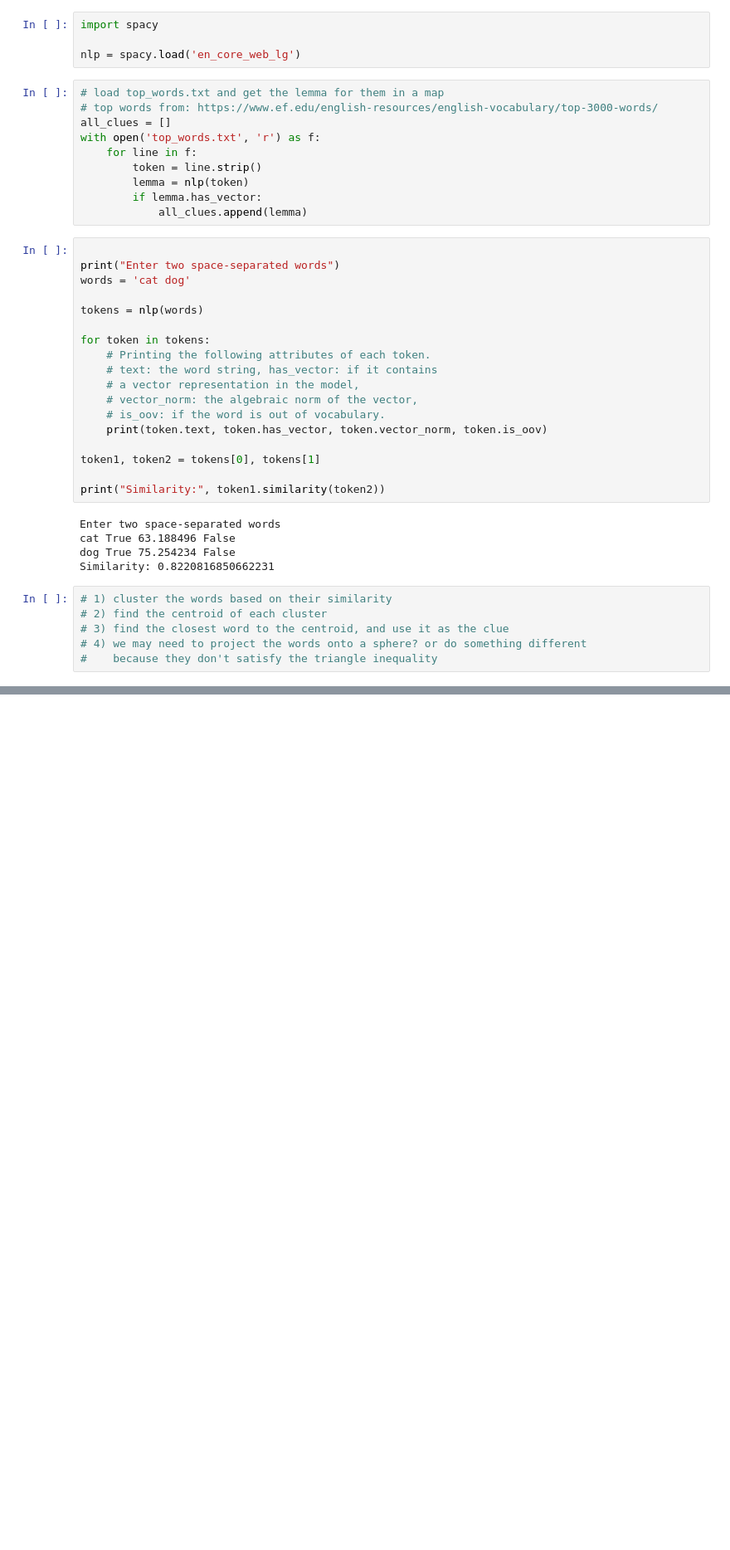
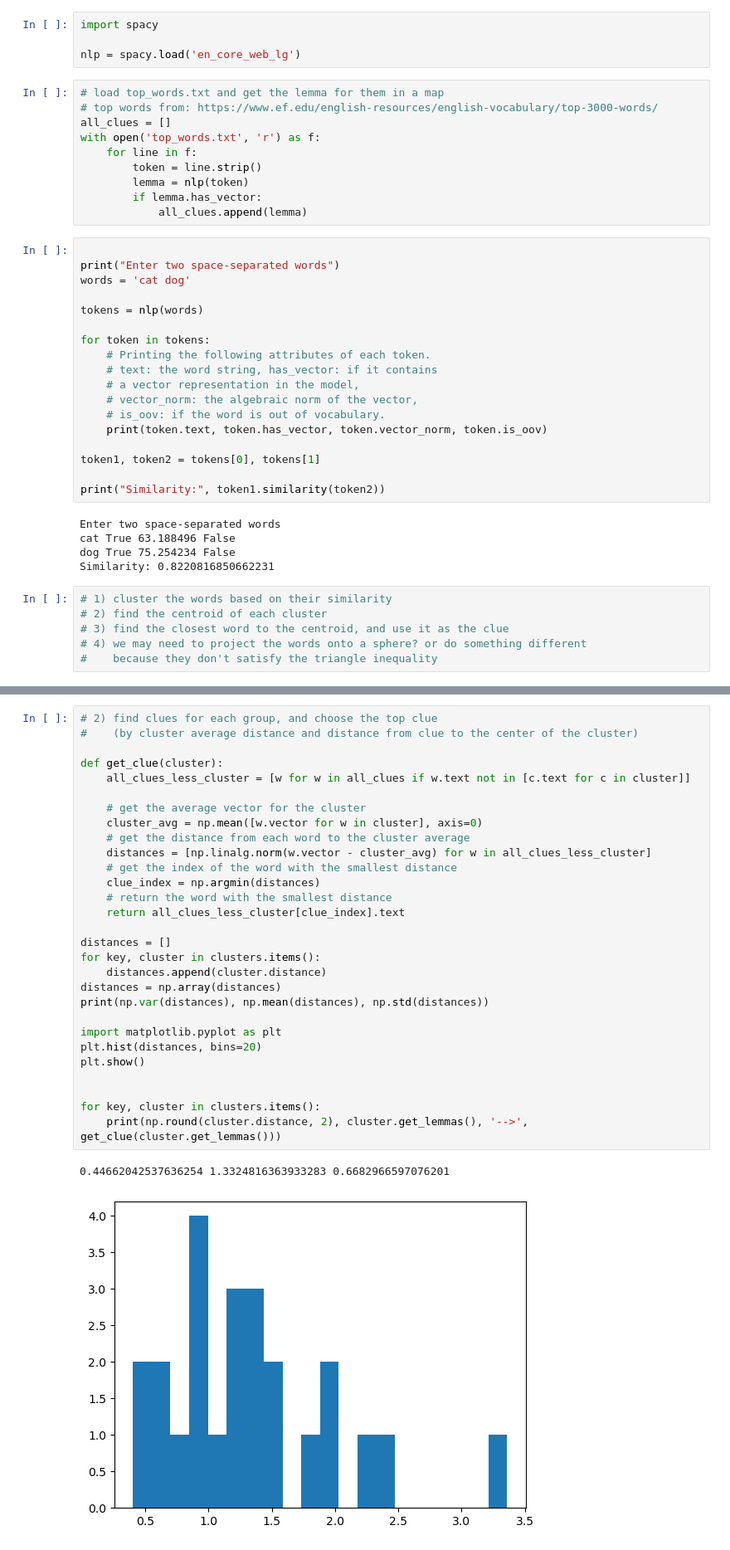
Before and after one commit to GccX11/cluegen_backend, a Jupyter notebook: cluegen.ipynb, the cells around one changed output, grey strips where cells are left out. Shown at 83% size. Cells and saved outputs as stored; diff of their text form; blank space fills up the shorter version.

Commit message:
Adding initial API stub. Implemented clue generation from a cluster. Implemented cluster extraction from the returned compressed dendrogram.

```diff
--- a/cluegen.ipynb
+++ b/cluegen.ipynb
@@ -189,0 +210,32 @@ clusters
+# %%
+# 2) find clues for each group, and choose the top clue
+#    (by cluster average distance and distance from clue to the center of the cluster)
+
+def get_clue(cluster):
+    all_clues_less_cluster = [w for w in all_clues if w.text not in [c.text for c in cluster]]
+
+    # get the average vector for the cluster
+    cluster_avg = np.mean([w.vector for w in cluster], axis=0)
+    # get the distance from each word to the cluster average
+    distances = [np.linalg.norm(w.vector - cluster_avg) for w in all_clues_less_cluster]
+    # get the index of the word with the smallest distance
+    clue_index = np.argmin(distances)
+    # return the word with the smallest distance
+    return all_clues_less_cluster[clue_index].text
+
+distances = []
+for key, cluster in clusters.items():
+    distances.append(cluster.distance)
+distances = np.array(distances)
+print(np.var(distances), np.mean(distances), np.std(distances))
+
+import matplotlib.pyplot as plt
+plt.hist(distances, bins=20)
+plt.show()
+
+
+for key, cluster in clusters.items():
+    print(np.round(cluster.distance, 2), cluster.get_lemmas(), '-->', get_clue(cluster.get_lemmas()))
+# %% [output]
+0.44662042537636254 1.3324816363933283 0.6682966597076201
+[figure, added]
```
Also changed, not shown: parts of 5 cells of this notebook, 3 other files.
